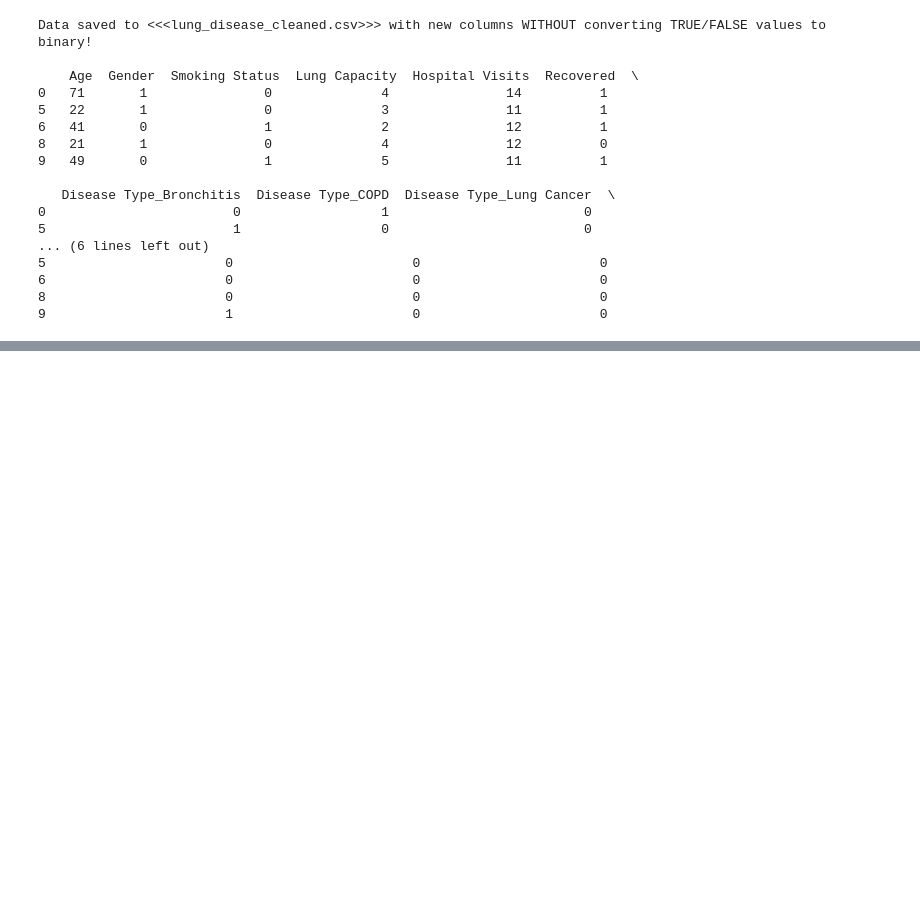
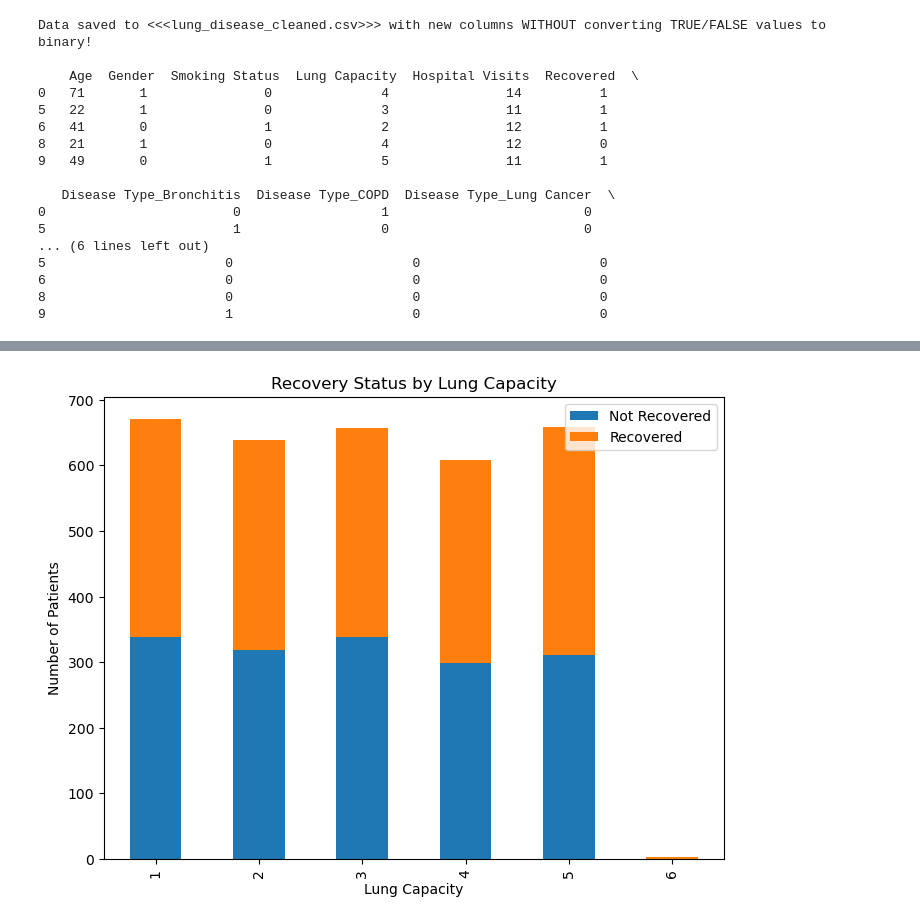
Before and after one commit to ramprashant66/CSC177_Poject1, a Jupyter notebook: Assignment1.ipynb, the cells around one changed output, grey strips where cells are left out. Cells and saved outputs as stored; diff of their text form; code cells hidden in the pictures; blank space fills up the shorter version.

```diff
--- a/Assignment1.ipynb
+++ b/Assignment1.ipynb
@@ -241,0 +305,28 @@ matPlot.show()
+# %%
+'''
+This block plots the Lung Capacity column with the Recovered column.
+'''
+#group the data by the two columns
+lung_capacity_recovery = data.groupby(['Lung Capacity', 'Recovered']).size().unstack()
+
+#plot the data
+lung_capacity_recovery.plot(kind='bar', stacked=True, figsize=(8, 6))
+matPlot.title('Recovery Status by Lung Capacity')
+matPlot.xlabel('Lung Capacity')
+matPlot.ylabel('Number of Patients')
+matPlot.legend(['Not Recovered', 'Recovered'])
+matPlot.show()
+
+#Intepretation
+'''
+The stacked bar graph depicts that patients who had a lower lung capacity (1, 2 and 3) had higher "Not recovered" count.
+Moreover, patients with a high lung capcity (4-5) had about similar ratio of Recovered and Not Recovered. Finally, patients with the highest
+lung capacity of 6 had always recovered.
+'''
+#Insight
+'''
+The insight that we can make from this is that a lower lung capacity can signicantly reduce the recovery outcomes whereas a a very one can
+almost always guarantee recovery.
+'''
+# %% [output]
+[figure, added]
```
Also changed, not shown: parts of 6 cells of this notebook.
